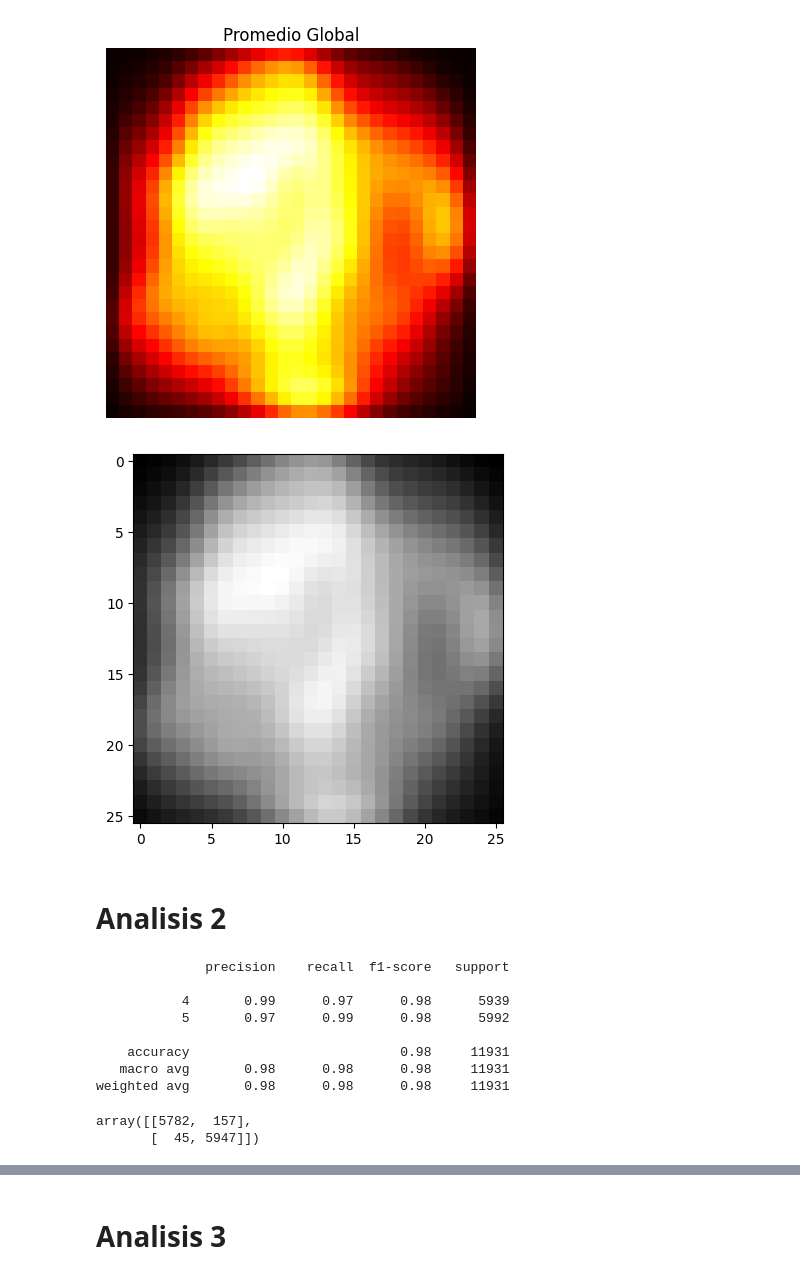
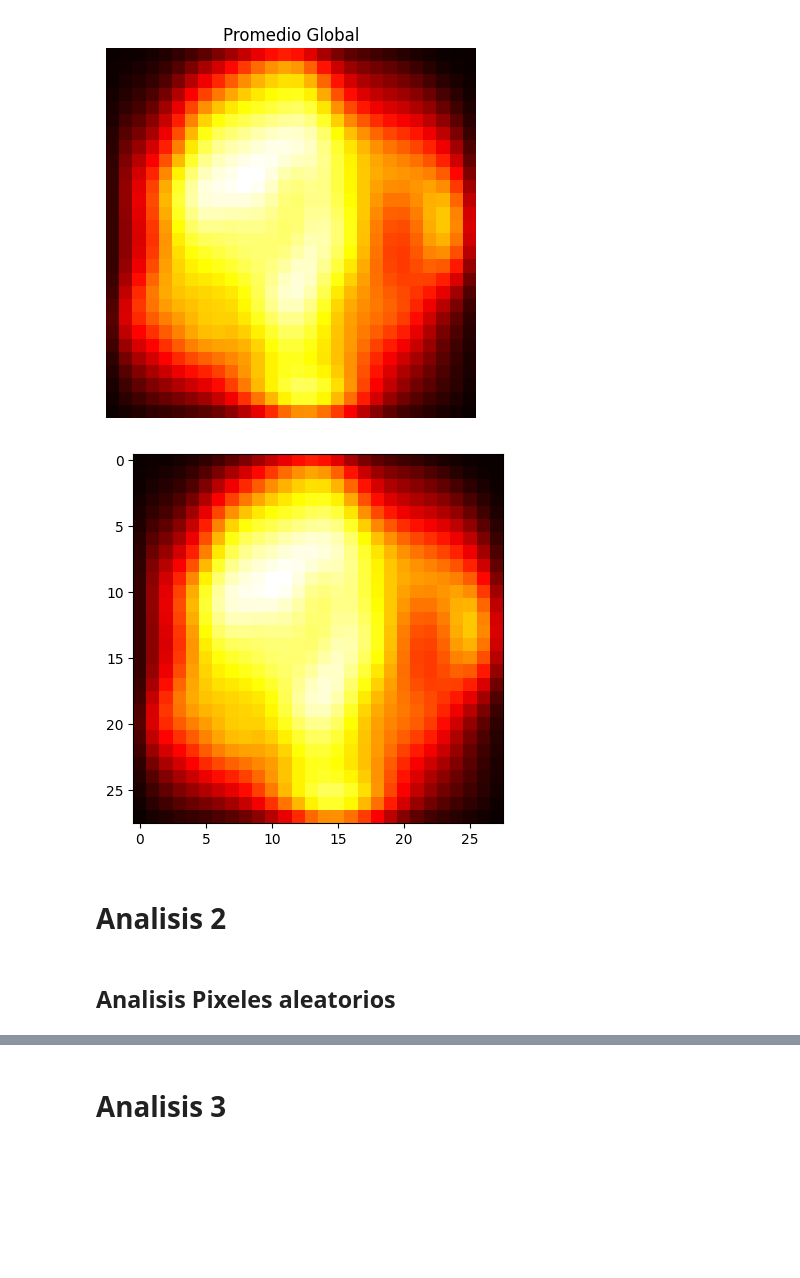
Before and after one commit to roldannahuelalejadro/Labo-Datos-master, a Jupyter notebook: Trabajo Practico 2/Tp2.ipynb, the cells around one changed output, grey strips where cells are left out. Saved outputs shown, nothing was run; the diff lists cells and outputs as text; code cells hidden in the pictures; blank space fills up the shorter version.

```diff
--- a/Trabajo Practico 2/Tp2.ipynb
+++ b/Trabajo Practico 2/Tp2.ipynb
@@ -125,21 +118,21 @@ plt.axis('off')
 # %%
 
 def reshapear_imagen(img, n):
     if n == 0:
         return img
     else:
         img_2 =  img[n:-n]
         img_3 = np.array([fila[n:-n] for fila in img_2])
         return img_3
 X = map_caracters.copy()
 
 for i in range(1):
     mean_global = x.mean(axis=0).reshape(28,28)
-    mean_global =   reshapear_imagen(mean_global, 1)
-    plt.imshow(mean_global, cmap='gray')
+    mean_global = reshapear_imagen(mean_global, 0)
+    plt.imshow(mean_global, cmap='hot')
     plt.show()
 # %% [output]
-[figure, old version]
+[figure, new version]
 # %% [markdown]
 
 # Analisis 2
@@ -146,7 +432,6 @@ for i in range(1):
+# %% [markdown]
+## Analisis Pixeles aleatorios
 # %%
-
-from sklearn.neighbors import KNeighborsClassifier
-from sklearn.metrics import classification_report, confusion_matrix
 
 kuzushiji_bi = map_caracters.loc[(map_caracters['label'] == 4) | (map_caracters['label'] == 5)]
 
@@ -160,24 +445,3 @@ y_train = muestras_train.loc[: , 'label'].reset_index(drop=True)
 
 X_test = muestras_test.drop('label', axis=1)
 y_test = muestras_test.loc[: , 'label']
-
-#Ahora toca entrenar con distinta cantidad de atributos
-
-clasificador = KNeighborsClassifier(n_neighbors=20)
-clasificador.fit(X_train, y_train)
-
-y_pred = clasificador.predict(X_test)
-
-print(classification_report(y_test, y_pred))
-confusion_matrix(y_test, y_pred)
-# %% [output]
-              precision    recall  f1-score   support
-
-           4       0.99      0.97      0.98      5939
-           5       0.97      0.99      0.98      5992
-
-    accuracy                           0.98     11931
-   macro avg       0.98      0.98      0.98     11931
-weighted avg       0.98      0.98      0.98     11931
-array([[5782,  157],
-       [  45, 5947]])
```
Also changed, not shown: parts of 17 cells of this notebook.
